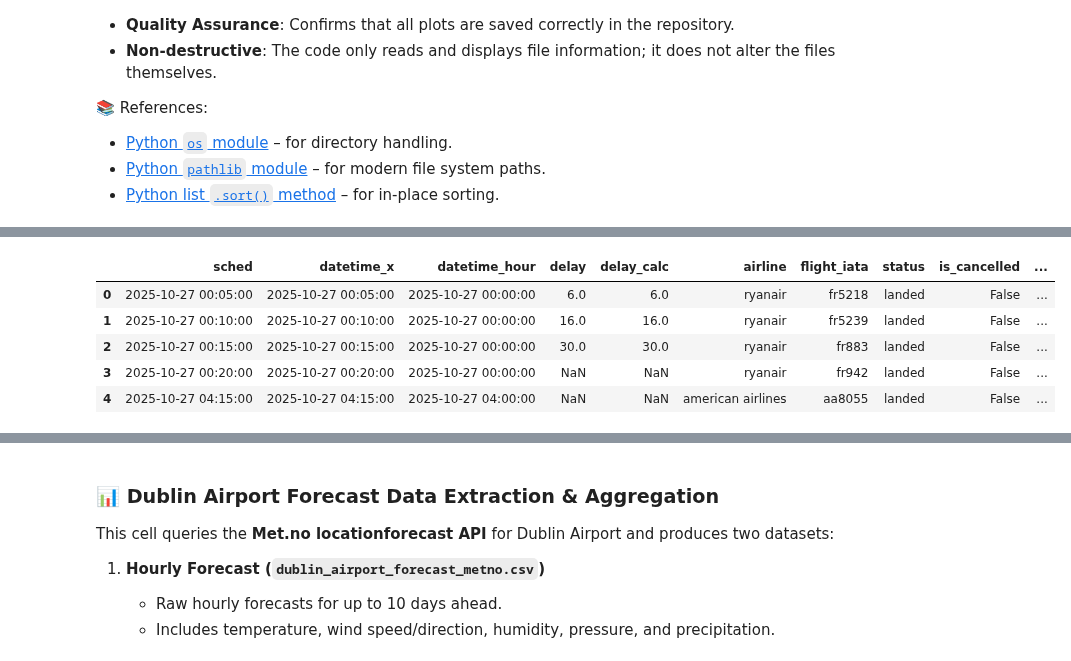
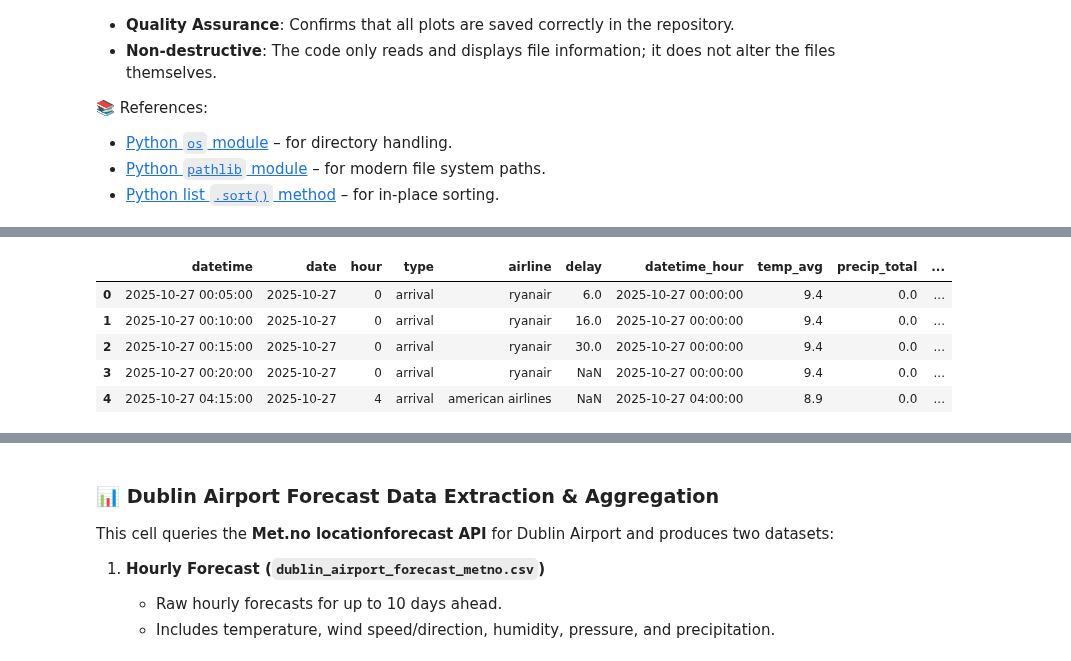
Before and after one commit to ECronin1973/programming-for-data-analytics, a Jupyter notebook: project/flight_reroute_dub.ipynb, the cells around one changed output, grey strips where cells are left out. Drawn from its saved outputs; the diff is of its cells as text; code cells hidden in the pictures.

```diff
--- a/project/flight_reroute_dub.ipynb
+++ b/project/flight_reroute_dub.ipynb
@@ -3198,24 +3153,70 @@ This diagnostic ensures that both datasets overlap correctly in the sliced windo
 # %%
-# 📊 Step 23a – Merge Flights with Weather (Unified Schema, 5-Day Slice)
+# Step 26 – Merge Flight and Weather Data (5-Day Slice)
+import pandas as pd
+
+# --- Define essential schema lists ---
+essential_flight_cols = ["datetime", "date", "hour", "type", "airline", "delay"]
+delay_relevant_weather_cols = [
+    "datetime_hour","temp_avg","precip_total","wind_avg","wind_dir_avg",
+    "visibility","cloud_height","season"
+]
+
+# --- Helper: assign season based on month (if not already present) ---
+def assign_season_vectorized(df, datetime_col="datetime_hour"):
+    if "season" not in df.columns:
+        months = df[datetime_col].dt.month
+        season_map = {
+            12: "Winter", 1: "Winter", 2: "Winter",
+            3: "Spring", 4: "Spring", 5: "Spring",
+            6: "Summer", 7: "Summer", 8: "Summer",
+            9: "Autumn", 10: "Autumn", 11: "Autumn"
+        }
+        df["season"] = months.map(season_map)
+    return df
 
 # --- Enforce 5-day slice boundaries (from Step 22) ---
 custom_start = pd.Timestamp("2025-10-27 00:00")
 custom_end   = pd.Timestamp("2025-10-31 23:59")
 
-flights_range = df_flights[(df_flights['datetime'] >= custom_start) & (df_flights['datetime'] <= custom_end)].copy()
-range_df      = range_df[(range_df['datetime'] >= custom_start) & (range_df['datetime'] <= custom_end)].copy()
+# --- Prepare weather dataset with proper datetime ---
+range_df = prepare_weather_data(df_weather)
+
+# --- Filter weather data to sliced range ---
+range_df = range_df[(range_df['datetime'] >= custom_start) &
+                    (range_df['datetime'] <= custom_end)].copy()
+
+# --- Filter flight data to same sliced range ---
+df_flights["datetime"] = pd.to_datetime(df_flights["datetime"], errors="coerce")
+flights_range = df_flights[(df_flights['datetime'] >= custom_start) &
+                           (df_flights['datetime'] <= custom_end)].copy()
+
+# --- Derive date and hour for flights ---
+flights_range["date"] = flights_range["datetime"].dt.date
+flights_range["hour"] = flights_range["datetime"].dt.hour
 
 # --- Floor both datasets to nearest hour ---
 flights_range['datetime_hour'] = flights_range['datetime'].dt.floor('h')
-range_df['datetime_hour']      = range_df['datetime'].dt.floor('h')
+range_df['datetime_hour']      = pd.to_datetime(range_df["datetime"]).dt.floor("h")
 
-# --- Ensure seasons are assigned before merging ---
-range_df = assign_season_vectorized(range_df, datetime_col="datetime")
+# --- Rename weather columns to match expected schema ---
+weather_hourly = range_df.rename(columns={
+    "temp": "temp_avg",          # hourly temperature
+    "rain": "precip_total",      # hourly precipitation
+    "wdsp": "wind_avg",          # hourly wind speed
+    "wddir": "wind_dir_avg",     # hourly wind direction
+    "vis": "visibility",         # hourly visibility
+    "clht": "cloud_height",      # cloud height
+    "ww": "weather_code1",       # weather code (primary)
+    "w": "weather_code2"         # weather code (secondary)
+})
+
+# --- Ensure season is present ---
+weather_hourly = assign_season_vectorized(weather_hourly, datetime_col="datetime_hour")
 
 # --- Restrict flight slice to essential schema ---
 available_flight_cols = [c for c in essential_flight_cols if c in flights_range.columns]
 missing_flight_cols   = [c for c in essential_flight_cols if c not in flights_range.columns]
-flights_range = flights_range[available_flight_cols]
+flights_range = flights_range[available_flight_cols + ["datetime_hour"]]
 
 print("✅ Flight slice reduced to essential schema")
 print(f"Included columns: {available_flight_cols}")
@@ -3223,9 +3224,9 @@ if missing_flight_cols:
     print(f"⚠️ Missing columns (not found in slice): {missing_flight_cols}")
 
 # --- Restrict weather slice to relevant schema ---
-available_weather_cols = [c for c in delay_relevant_weather_cols if c in range_df.columns]
-missing_weather_cols   = [c for c in delay_relevant_weather_cols if c not in range_df.columns]
-range_df = range_df[available_weather_cols]
+available_weather_cols = [c for c in delay_relevant_weather_cols if c in weather_hourly.columns]
+missing_weather_cols   = [c for c in delay_relevant_weather_cols if c not in weather_hourly.columns]
+weather_hourly = weather_hourly[available_weather_cols]
 
 print("✅ Weather slice reduced to relevant schema")
 print(f"Included columns: {available_weather_cols}")
@@ -3235,7 +3236,7 @@ if missing_weather_cols:
 # --- Merge flights with weather schema ---
 merged_df = pd.merge(
     flights_range,
-    range_df,
+    weather_hourly,
     on="datetime_hour",
     how="left",
     validate="m:1"
@@ -3243,21 +3244,25 @@ merged_df = pd.merge(
 
 # --- Summary diagnostics ---
 total_flights   = len(flights_range)
-total_weather   = len(range_df)
+total_weather   = len(weather_hourly)
 matched_flights = len(merged_df)
 match_rate      = (matched_flights / total_flights * 100) if total_flights > 0 else 0
 
 flight_min = merged_df['datetime_hour'].min().date()
 flight_max = merged_df['datetime_hour'].max().date()
-weather_min = range_df['datetime'].min().date()
-weather_max = range_df['datetime'].max().date()
+weather_min = weather_hourly['datetime_hour'].min().date()
+weather_max = weather_hourly['datetime_hour'].max().date()
+
+# Inclusive day count
+total_days = (flight_max - flight_min).days + 1
 
 weather_match_rate = merged_df['datetime_hour'].notna().mean()
 season_match_rate  = merged_df['season'].notna().mean()
 
-print("\n✅ Step 23a Summary (5-Day Slice)")
+print("\n✅ Step 26a Summary (5-Day Slice)")
 print(f"📆 Flight range:  {flight_min} → {flight_max}")
 print(f"📆 Weather range: {weather_min} → {weather_max}")
+print(f"🗓️ Total days:   {total_days}")
 print(f"✈️ Flights in sliced range: {total_flights}")
 print(f"🌦️ Weather observations in sliced range: {total_weather}")
 print(f"🔗 Matched flights with weather: {matched_flights}")
@@ -3279,12 +3285,12 @@ Included columns: ['datetime', 'datetime_hour', 'temp', 'rain', 'wdsp', 'wddir',
 ✈️ Flights in sliced range: 6771
 🌦️ Weather observations in sliced range: 120
 🔗 Matched flights with weather: 6771
 📈 Match rate: 100.00%
 🔎 Weather datetime match rate: 100.0%
 🔎 Season assignment rate:     100.0%
-|  | sched | datetime_x | datetime_hour | delay | delay_calc | airline | flight_iata | status | is_cancelled | ... |
-| 0 | 2025-10-27 00:05:00 | 2025-10-27 00:05:00 | 2025-10-27 00:00:00 | 6.0 | 6.0 | ryanair | fr5218 | landed | False | ... |
-| 1 | 2025-10-27 00:10:00 | 2025-10-27 00:10:00 | 2025-10-27 00:00:00 | 16.0 | 16.0 | ryanair | fr5239 | landed | False | ... |
-| 2 | 2025-10-27 00:15:00 | 2025-10-27 00:15:00 | 2025-10-27 00:00:00 | 30.0 | 30.0 | ryanair | fr883 | landed | False | ... |
-| 3 | 2025-10-27 00:20:00 | 2025-10-27 00:20:00 | 2025-10-27 00:00:00 | NaN | NaN | ryanair | fr942 | landed | False | ... |
-| 4 | 2025-10-27 04:15:00 | 2025-10-27 04:15:00 | 2025-10-27 04:00:00 | NaN | NaN | american airlines | aa8055 | landed | False | ... |
+|  | datetime | date | hour | type | airline | delay | datetime_hour | temp_avg | precip_total | ... |
+| 0 | 2025-10-27 00:05:00 | 2025-10-27 | 0 | arrival | ryanair | 6.0 | 2025-10-27 00:00:00 | 9.4 | 0.0 | ... |
+| 1 | 2025-10-27 00:10:00 | 2025-10-27 | 0 | arrival | ryanair | 16.0 | 2025-10-27 00:00:00 | 9.4 | 0.0 | ... |
+| 2 | 2025-10-27 00:15:00 | 2025-10-27 | 0 | arrival | ryanair | 30.0 | 2025-10-27 00:00:00 | 9.4 | 0.0 | ... |
+| 3 | 2025-10-27 00:20:00 | 2025-10-27 | 0 | arrival | ryanair | NaN | 2025-10-27 00:00:00 | 9.4 | 0.0 | ... |
+| 4 | 2025-10-27 04:15:00 | 2025-10-27 | 4 | arrival | american airlines | NaN | 2025-10-27 04:00:00 | 8.9 | 0.0 | ... |
```
Also changed, not shown: parts of 16 cells of this notebook, 7 other files.
